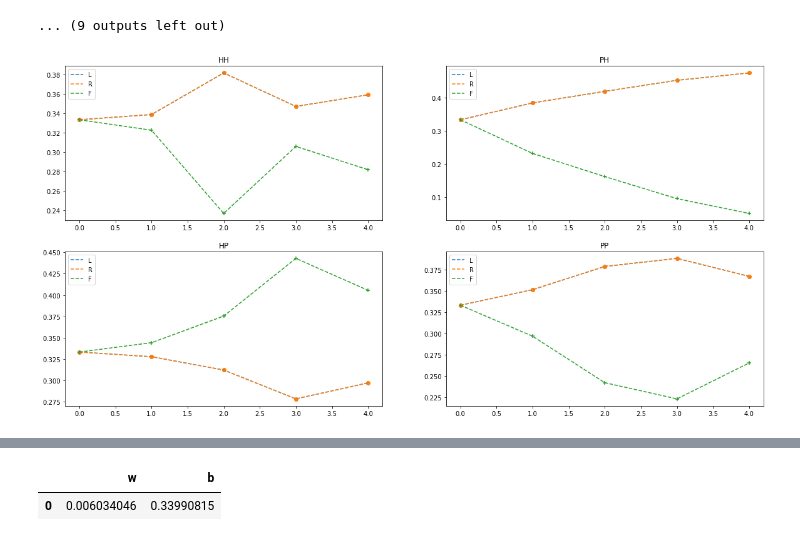
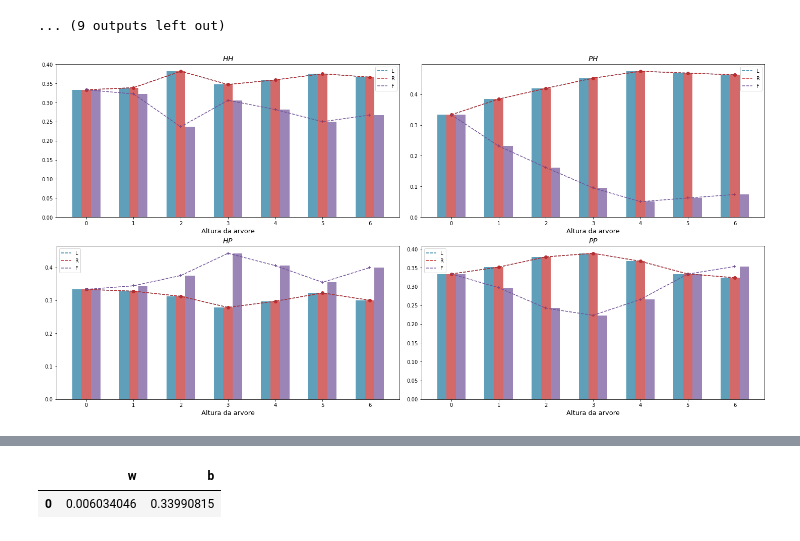
Before and after one commit to LeanderReascos/Protein_Fold2D, a Jupyter notebook: data.ipynb, the cells around one changed output, grey strips where cells are left out. Drawn from its saved outputs; the diff is of its cells as text; code cells hidden in the pictures.

```diff
--- a/data.ipynb
+++ b/data.ipynb
@@ -127,12 +129,27 @@ for key in dic_cases.keys():
 # %%
 CASES = pd.DataFrame.from_dict(dic_cases)
 fig,ax = plt.subplots(4,3,figsize=(10,10),constrained_layout=True)
-for i,col in enumerate(CASES.columns):
-    ax[i%4,i%3].set_title(f'{col}')
-    for j,row in enumerate(CASES[col]):
-        ax[i%4,i%3].bar(j,row)
-    ax[i%4,i%3].set_xticks([0,1,2])
-    ax[i%4,i%3].set_xticklabels(['L','R','F'])
+#for i,col in enumerate(CASES.columns):
+#    ax[i%4,i%3].set_title(f'{col}')
+#    for j,row in enumerate(CASES[col]):
+#        ax[i%4,i%3].bar(j,row)
+#    ax[i%4,i%3].set_xticks([0,1,2])
+#    ax[i%4,i%3].set_xticklabels(['L','R','F'])
 #CASES.to_pickle('probs.pkl')
+#CASES
+print(CASES.columns)
+import re
+colors = ['#1C769D','#C22929','#715298']
+for i in range(4):
+    for j in range(3):
+        s = re.sub('_',r'\_',CASES.columns[i*3+j])
+        ax[i][j].set_title(f'${s}$',fontsize=14)
+        col = CASES[CASES.columns[i*3+j]]
+        for d in range(3):
+            ax[i][j].bar(d,col[d],color=colors[d])
+            ax[i][j].set_xticks(list(range(3)))
+            ax[i][j].set_xticklabels([f'${c}$' for c in 'LRF'],fontsize=13)
 CASES
+PATH = 'C:/Users/reasc/OneDrive - Universidade do Minho (1)/Mestrado/Primer Semestre/PP/probabilistic_programming/Short Talks/Protein Fold 2D/Graficos/'
+fig.savefig(PATH+'MODEL1.svg')
 # %% [output]
@@ -239,18 +255,25 @@ for df in desicion_tree:
         for j,row in enumerate(df[col]):
             cases[col][directions[j]].append(row)
 # %%
-fig,ax = plt.subplots(2,2,figsize=(20,10))
+fig,ax = plt.subplots(2,2,figsize=(20,10),constrained_layout=True)
 pares = [(0,0),(1,0),(0,1),(1,1)]
 m = '*o+'
+w = 0.2
 for i,case in enumerate(cases.keys()):
     a,b = pares[i]
-    ax[a,b].set_title(case)
+    ax[a,b].set_title(f'${case}$',fontsize=14)
     for j,d in enumerate(directions):
-        ax[a,b].plot(range(5),cases[case][d][:5],ls='--',label=d)
-        ax[a,b].scatter(range(5),cases[case][d][:5],marker=m[j])
+        ax[a,b].plot(range(7),cases[case][d][:],ls='--',label=d,color=colors[j])
+        ax[a,b].scatter(range(7),cases[case][d][:],marker=m[j],color=colors[j])
+        for k,val in enumerate(cases[case][d][:]):
+            W = w*(j-1)
+            ax[a,b].bar(k+W,val,width=w,color=colors[j],alpha=0.7)
+        ax[a,b].set_xlabel(f'Altura da arvore',fontsize=13)
     ax[a,b].legend()
+PATH = 'C:/Users/reasc/OneDrive - Universidade do Minho (1)/Mestrado/Primer Semestre/PP/probabilistic_programming/Short Talks/Protein Fold 2D/Graficos/'
+fig.savefig(PATH+'Decision_Tree.svg')
 # %% [output]
-[figure, old version]
+[figure, new version]
 # %%
 import tensorflow as tf
 import tensorflow_probability as tfp
```
Also changed, not shown: parts of 31 cells of this notebook, 5 other files.
